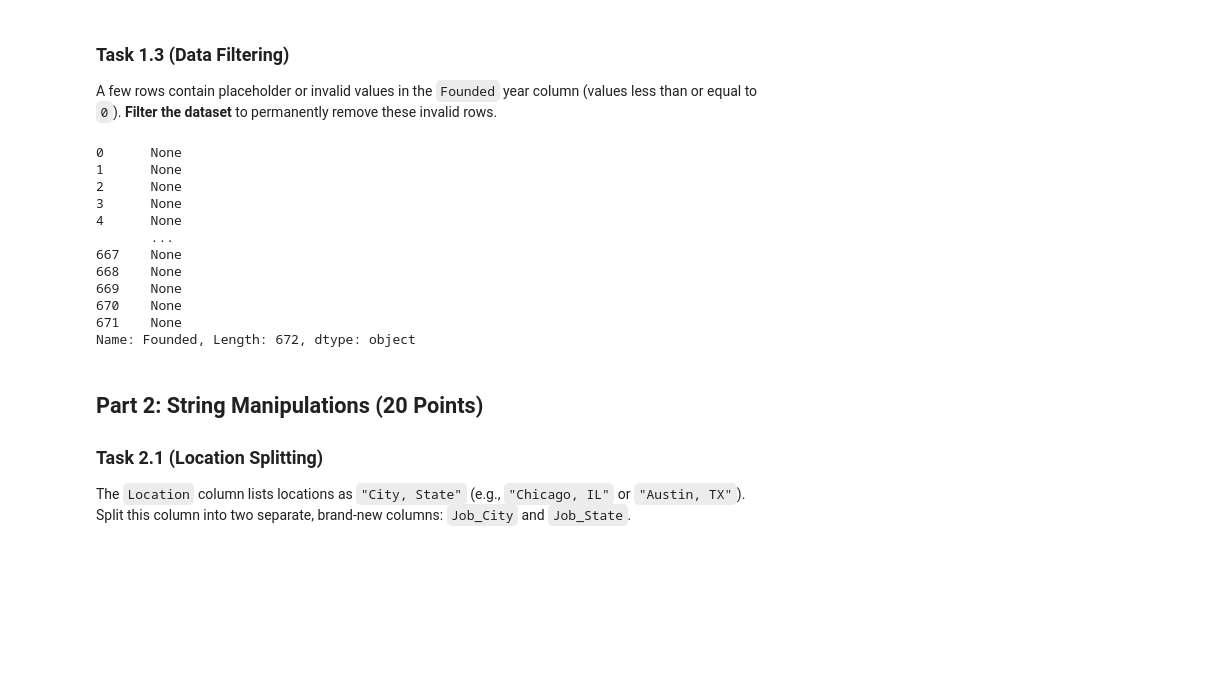
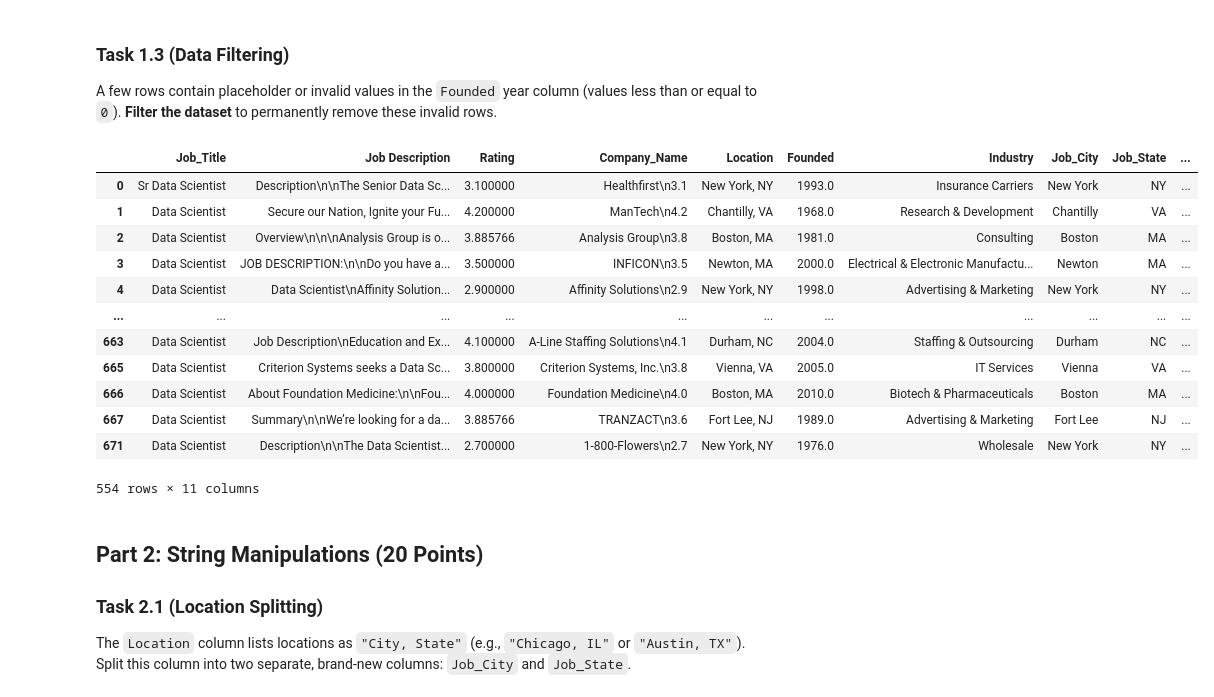
Before and after one commit to Yangaken52/DATA-101, a Jupyter notebook: Data_Wrangling_Project.ipynb, the cells around one changed output. Drawn from its saved outputs; the diff is of its cells as text; code cells hidden in the pictures; blank space fills up the shorter version.

```diff
--- a/Data_Wrangling_Project.ipynb
+++ b/Data_Wrangling_Project.ipynb
@@ -64,21 +64,22 @@ A few rows contain placeholder or invalid values in the `Founded` year column (v
 # %%
 # Write your solution for Task 1.3 here
 gd['Founded'] = gd['Founded'].replace(-1, np.nan)
-gd['Founded'] = gd['Founded'].dropna(inplace = True)
-display(gd['Founded'])
+gd.dropna(subset = ['Founded'], inplace = True)
+display(gd)
 # %% [output]
+|  | Job_Title | Job Description | Rating | Company_Name | Location | Founded | Industry | Job_City | Job_State | ... |
+| 0 | Sr Data Scientist | Description\n\nThe Senior Data Sc... | 3.100000 | Healthfirst\n3.1 | New York, NY | 1993.0 | Insurance Carriers | New York | NY | ... |
+| 1 | Data Scientist | Secure our Nation, Ignite your Fu... | 4.200000 | ManTech\n4.2 | Chantilly, VA | 1968.0 | Research & Development | Chantilly | VA | ... |
+| 2 | Data Scientist | Overview\n\n\nAnalysis Group is o... | 3.885766 | Analysis Group\n3.8 | Boston, MA | 1981.0 | Consulting | Boston | MA | ... |
+| 3 | Data Scientist | JOB DESCRIPTION:\n\nDo you have a... | 3.500000 | INFICON\n3.5 | Newton, MA | 2000.0 | Electrical & Electronic Manufactu... | Newton | MA | ... |
+| 4 | Data Scientist | Data Scientist\nAffinity Solution... | 2.900000 | Affinity Solutions\n2.9 | New York, NY | 1998.0 | Advertising & Marketing | New York | NY | ... |
+| ... | ... | ... | ... | ... | ... | ... | ... | ... | ... | ... |
+| 663 | Data Scientist | Job Description\nEducation and Ex... | 4.100000 | A-Line Staffing Solutions\n4.1 | Durham, NC | 2004.0 | Staffing & Outsourcing | Durham | NC | ... |
+| 665 | Data Scientist | Criterion Systems seeks a Data Sc... | 3.800000 | Criterion Systems, Inc.\n3.8 | Vienna, VA | 2005.0 | IT Services | Vienna | VA | ... |
+| 666 | Data Scientist | About Foundation Medicine:\n\nFou... | 4.000000 | Foundation Medicine\n4.0 | Boston, MA | 2010.0 | Biotech & Pharmaceuticals | Boston | MA | ... |
+| 667 | Data Scientist | Summary\n\nWe’re looking for a da... | 3.885766 | TRANZACT\n3.6 | Fort Lee, NJ | 1989.0 | Advertising & Marketing | Fort Lee | NJ | ... |
+| 671 | Data Scientist | Description\n\nThe Data Scientist... | 2.700000 | 1-800-Flowers\n2.7 | New York, NY | 1976.0 | Wholesale | New York | NY | ... |
-0      None
-1      None
-2      None
-3      None
-4      None
-       ...
-667    None
-668    None
-669    None
-670    None
-671    None
-Name: Founded, Length: 672, dtype: object
+554 rows × 11 columns
 # %% [markdown]
 ## Part 2: String Manipulations (20 Points)
 
```
Also changed, not shown: parts of 5 cells of this notebook.
